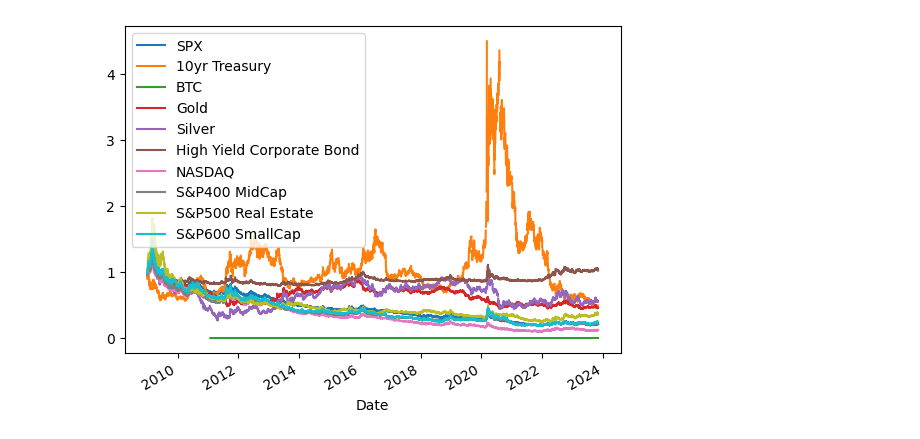
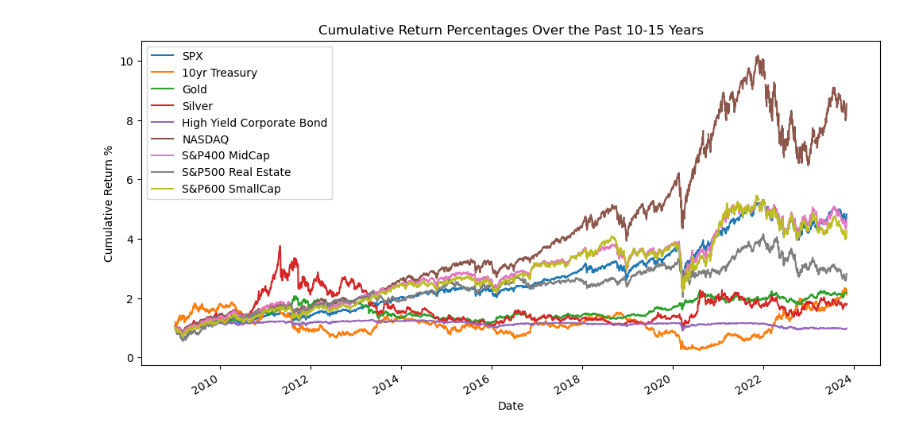
Before and after one commit to Graci98/Group-1, a Jupyter notebook: investment_analysis.ipynb, the cells around one changed output. Saved outputs shown, nothing was run; the diff lists cells and outputs as text; code cells hidden in the pictures.

Commit message:
Sorted the indexes so that the pct_change is calculated correctly. Created a no_bitcoin variable to use for some of the visualizations.

```diff
--- a/investment_analysis.ipynb
+++ b/investment_analysis.ipynb
@@ -298,7 +313,6 @@ hyg_daily_returns.head()
 # Calculate daily returns for Gold
 gold_daily_returns = gold_data.pct_change()
 gold_daily_returns = gold_daily_returns.rename(columns={"Close": "Gold"})
-gold_daily_returns = gold_daily_returns.sort_index(ascending=False)
 gold_daily_returns.head()
 # %% [output]
 |  | Gold |
@@ -312,7 +326,6 @@ gold_daily_returns.head()
 # Calculate daily returns for Silver
 silver_daily_returns = silver_data.pct_change()
 silver_daily_returns = silver_daily_returns.rename(columns={"Close": "Silver"})
-silver_daily_returns = silver_daily_returns.sort_index(ascending=False)
 silver_daily_returns.head()
 # %% [output]
 |  | Silver |
@@ -326,7 +339,6 @@ silver_daily_returns.head()
 # Calculate daily returns for S&P 500 Real Estate
 real_estate_daily_returns = real_estate_data.pct_change()
 real_estate_daily_returns = real_estate_daily_returns.rename(columns={"Close": "S&P500 Real Estate"})
-real_estate_daily_returns = real_estate_daily_returns.sort_index(ascending=False)
 real_estate_daily_returns.head()
 # %% [output]
 |  | S&P500 Real Estate |
@@ -353,7 +360,10 @@ bitcoin_daily_returns.head()
 # %%
 # Join the returns data into a single DataFrame
-joined_data = pd.concat([spx_daily_returns, tnx_daily_returns, bitcoin_daily_returns, gold_daily_returns, silver_daily_returns, hyg_daily_returns, nasdaq_daily_returns, sp400_daily_returns, real_estate_daily_returns, sp600_daily_returns], axis='columns', join='outer')
-joined_data.sample()
+joined_data = pd.concat([spx_daily_returns, ten_year_treasury_daily_returns, bitcoin_daily_returns, gold_daily_returns, silver_daily_returns, hyg_daily_returns, nasdaq_daily_returns, sp400_daily_returns, real_estate_daily_returns, sp600_daily_returns], axis='columns', join='outer')
+no_bitcoin = pd.concat([spx_daily_returns, ten_year_treasury_daily_returns, gold_daily_returns, silver_daily_returns, hyg_daily_returns, nasdaq_daily_returns, sp400_daily_returns, real_estate_daily_returns, sp600_daily_returns], axis='columns', join='outer')
+joined_data.replace([np.inf, -np.inf], np.nan, inplace=True)
+joined_data = joined_data.dropna().copy()
+joined_data.tail()
 # %% [output]
 |  | SPX | 10yr Treasury | BTC | Gold | Silver | High Yield Corporate Bond | NASDAQ | S&P400 MidCap | ... |
 | Date |  |  |  |  |  |  |  |  | ... |
@@ -373,6 +396,11 @@ joined_data.plot(
 # %%
-# Calculate and Plot Cumulative Returns
-cumulative_returns = (1 + joined_data).cumprod()
-cumulative_returns.plot();
+# Calculate and Plot Cumulative Returns without Bitcoin
+cumulative_returns = (1 + no_bitcoin).cumprod()
+cumulative_returns.plot(
+    figsize=(12,6),
+    ylabel="Cumulative Return %",
+    xlabel="Date",
+    title="Cumulative Return Percentages Over the Past 10-15 Years"
+);
 # %% [output]
-[figure, old version]
+[figure, new version]
```
Also changed, not shown: parts of 39 cells of this notebook, 3 other files.
